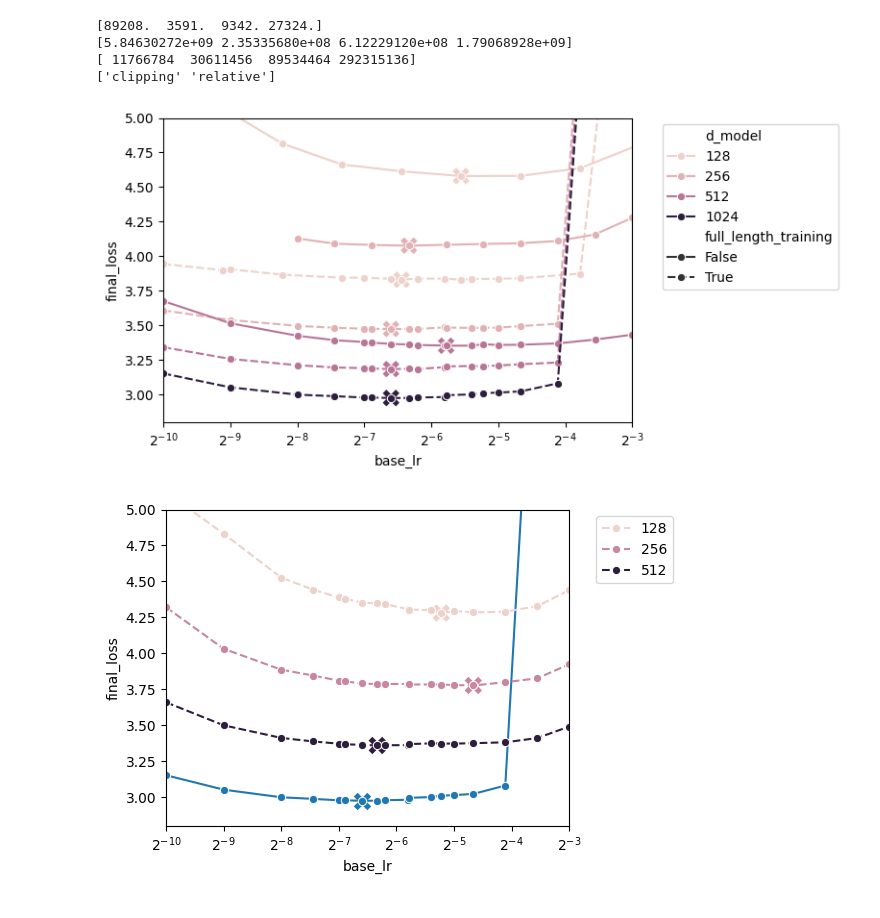
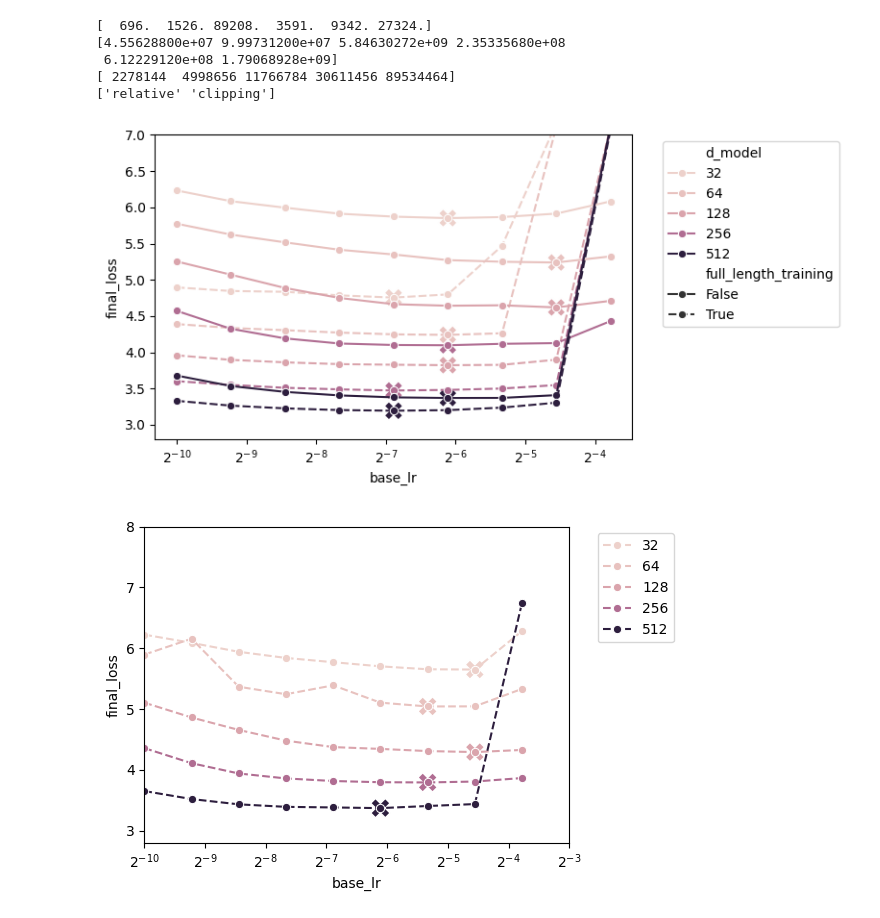
Before and after one commit to louisvonleitner/learning-rate-transfer, a Jupyter notebook: analysis/result_analysis/learning_rate_results.ipynb, the cells around one changed output. Cells and saved outputs as stored; diff of their text form; code cells hidden in the pictures.

```diff
--- a/analysis/result_analysis/learning_rate_results.ipynb
+++ b/analysis/result_analysis/learning_rate_results.ipynb
@@ -37,14 +37,17 @@ Index(['d_model', 'model_depth', 'head_dimension', 'n_heads', 'd_ffn',
       dtype='object')
+# %%
+df = df[df['head_dimension'] == 32]
 # %%
 print(df['n_pretrain_step'].unique())
 print(df['n_training_tokens'].unique())
 print(df['n_parameters'].unique())
 print(df['lr_schedule_mode'].unique())
 # %% [output]
-[89208.  3591.  9342. 27324.]
-[5.84630272e+09 2.35335680e+08 6.12229120e+08 1.79068928e+09]
-[ 11766784  30611456  89534464 292315136]
-['clipping' 'relative']
+[  696.  1526. 89208.  3591.  9342. 27324.]
+[4.55628800e+07 9.99731200e+07 5.84630272e+09 2.35335680e+08
+ 6.12229120e+08 1.79068928e+09]
+[ 2278144  4998656 11766784 30611456 89534464]
+['relative' 'clipping']
 # %%
 # calculate effective learning rate (base_lr * sqrt(n_training_tokens))
 df['effective_lr'] = df['base_lr'] * np.sqrt(df['n_training_tokens'])
@@ -84,36 +87,36 @@ fig, ax = plt.subplots(1, 1, figsize=(8, 4))
 
 # final loss
 sns.lineplot(df_best_runs_not_relative,
     x="base_lr",
     y="final_loss",
     hue='d_model',
     style='full_length_training',
     ax=ax,
     marker='o',
     )
 
 sns.scatterplot(
     df_optimal_lrs_not_relative,
     x='base_lr',
     y='final_loss',
     hue='d_model',
     ax=ax,
     marker='X',
     legend=False,
     s=200,
 )
 
 ax.set_xscale('log', base=2)
-ax.set_xlim(2**-10, 2**-3)
-ax.set_ylim(2.8, 5)
+# ax.set_xlim(2**-10, 2**-3)
+ax.set_ylim(2.8, 7)
 
 # Place outside the chart to the right
 ax.legend(bbox_to_anchor=(1.05, 1), loc='upper left')
 
 plt.tight_layout()
 plt.show()
 # %% [output]
-[figure, old version]
+[figure, new version]
 # %%
 fig, ax = plt.subplots(1, 1, figsize=(6, 4))
 
@@ -163,7 +166,7 @@ sns.scatterplot(
 
 ax.set_xscale('log', base=2)
 ax.set_xlim(2**-10, 2**-3)
-ax.set_ylim(2.8, 5)
+ax.set_ylim(2.8, 8)
 
 # Place outside the chart to the right
 ax.legend(bbox_to_anchor=(1.05, 1), loc='upper left')
@@ -171,7 +174,7 @@ ax.legend(bbox_to_anchor=(1.05, 1), loc='upper left')
 plt.tight_layout()
 plt.show()
 # %% [output]
-[figure, old version]
+[figure, new version]
 # %%
 fig, ax = plt.subplots(1, 1, figsize=(6, 4))
 
```
Also changed, not shown: parts of 5 cells of this notebook.
